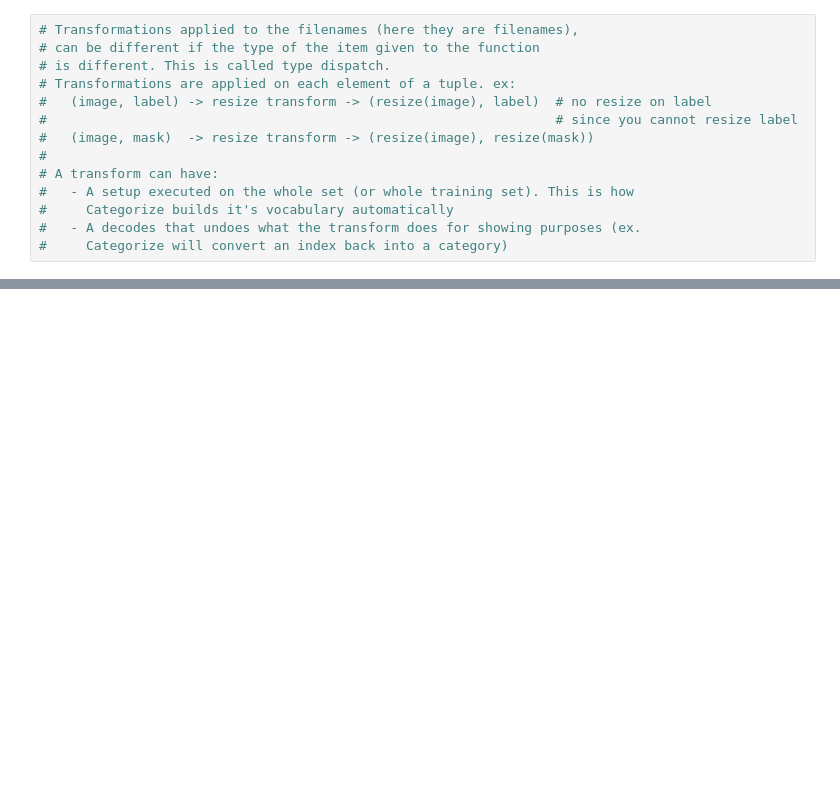
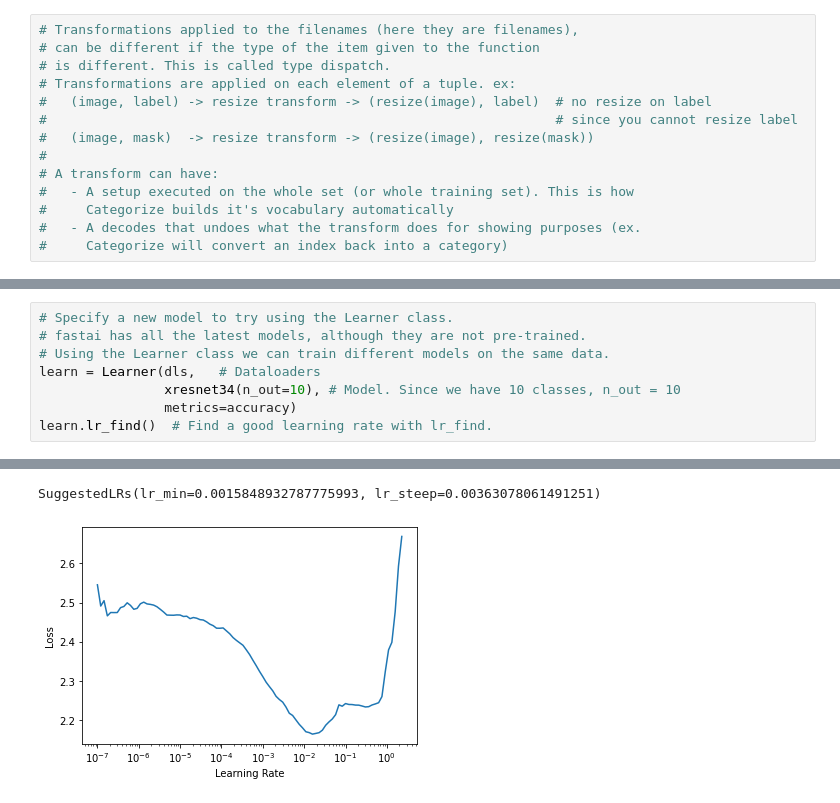
Before and after one commit to samirgadkari/fastai_pytorch_book, a Jupyter notebook: Tutorials_Imagenette.ipynb, the cells around one changed output, grey strips where cells are left out. Drawn from its saved outputs; the diff is of its cells as text; blank space fills up the shorter version.

```diff
--- a/Tutorials_Imagenette.ipynb
+++ b/Tutorials_Imagenette.ipynb
@@ -188,0 +251,9 @@ Show in docs
+# %%
+# Specify a new model to try using the Learner class.
+# fastai has all the latest models, although they are not pre-trained.
+# Using the Learner class we can train different models on the same data.
+learn = Learner(dls,   # Dataloaders
+                xresnet34(n_out=10), # Model. Since we have 10 classes, n_out = 10
+                metrics=accuracy)
+learn.lr_find()  # Find a good learning rate with lr_find.
+# %% [output]
@@ -188,0 +261,2 @@ Show in docs
+SuggestedLRs(lr_min=0.0015848932787775993, lr_steep=0.00363078061491251)
+[figure, added]
```
Also changed, not shown: parts of 50 cells of this notebook.
